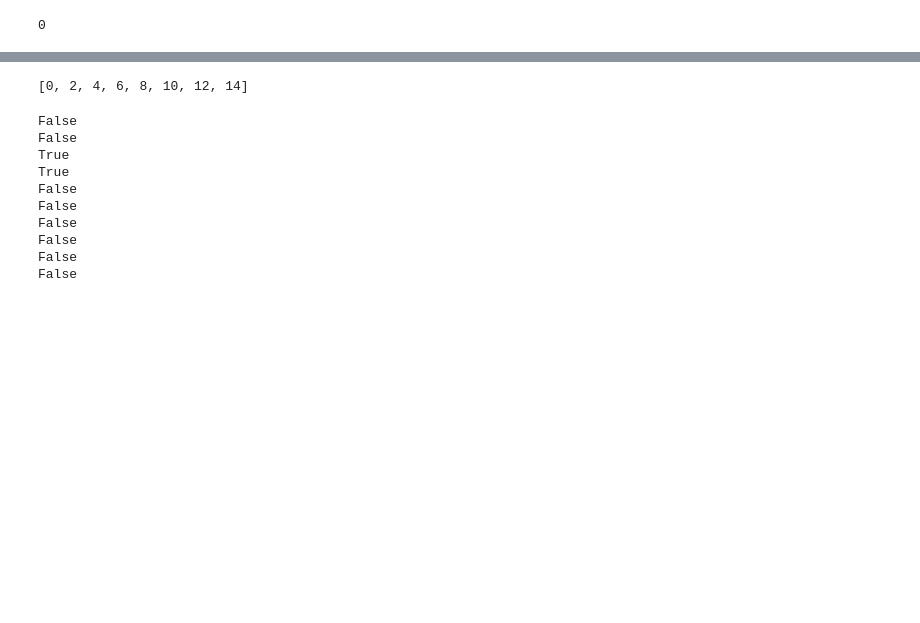
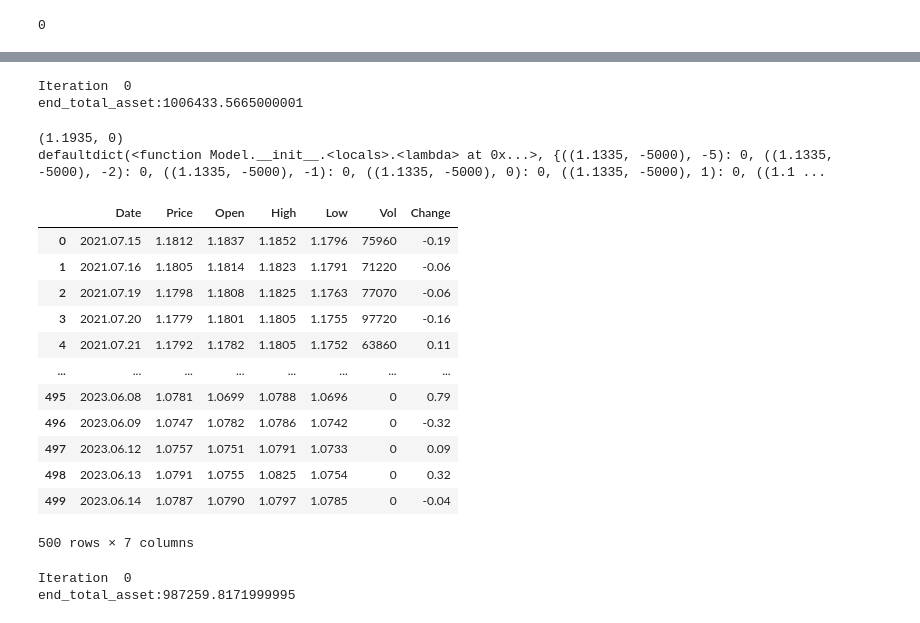
Before and after one commit to tuongnguso03/Q_learning_FOREX, a Jupyter notebook: main.ipynb, the cells around one changed output, grey strips where cells are left out. Drawn from its saved outputs; the diff is of its cells as text; code cells hidden in the pictures; blank space fills up the shorter version.

```diff
--- a/main.ipynb
+++ b/main.ipynb
@@ -110,18 +82,5 @@ print(agent.V_values)
-# %%
-print([i for i in range(15) if i%2 == 0])
-# %% [output]
-[0, 2, 4, 6, 8, 10, 12, 14]
-# %%
-for i in range(10):
-    print(agent.flip_coin(0.1))
-# %% [output]
-False
-False
-True
-True
-False
-False
-False
-False
-False
-False
+# %%
+agent.Q_learning(environment, iterations=1, alpha = 0, exploration = 0, discount = 0)
+# %% [output]
+Iteration  0
+end_total_asset:1006433.5665000001
@@ -127,0 +93,31 @@ False
+# %%
+df_2 = pd.read_csv('forex_data.csv')
+df_2 = df_2.loc[::-1].reset_index(drop=True).tail(500).reset_index(drop=True)
+environment_2 = ForexEnv(df_2)
+print(environment_2.state)
+agent_2 = Model(load="Q_value.pickle")
+print(agent_2.Q_values)
+# %% [output]
+(1.1935, 0)
+defaultdict(<function Model.__init__.<locals>.<lambda> at 0x...>, {((1.1335, -5000), -5): 0, ((1.1335, -5000), -2): 0, ((1.1335, -5000), -1): 0, ((1.1335, -5000), 0): 0, ((1.1335, -5000), 1): 0, ((1.1 ...
+# %%
+df_2
+# %% [output]
+|  | Date | Price | Open | High | Low | Vol | Change |
+| 0 | 2021.07.15 | 1.1812 | 1.1837 | 1.1852 | 1.1796 | 75960 | -0.19 |
+| 1 | 2021.07.16 | 1.1805 | 1.1814 | 1.1823 | 1.1791 | 71220 | -0.06 |
+| 2 | 2021.07.19 | 1.1798 | 1.1808 | 1.1825 | 1.1763 | 77070 | -0.06 |
+| 3 | 2021.07.20 | 1.1779 | 1.1801 | 1.1805 | 1.1755 | 97720 | -0.16 |
+| 4 | 2021.07.21 | 1.1792 | 1.1782 | 1.1805 | 1.1752 | 63860 | 0.11 |
+| ... | ... | ... | ... | ... | ... | ... | ... |
+| 495 | 2023.06.08 | 1.0781 | 1.0699 | 1.0788 | 1.0696 | 0 | 0.79 |
+| 496 | 2023.06.09 | 1.0747 | 1.0782 | 1.0786 | 1.0742 | 0 | -0.32 |
+| 497 | 2023.06.12 | 1.0757 | 1.0751 | 1.0791 | 1.0733 | 0 | 0.09 |
+| 498 | 2023.06.13 | 1.0791 | 1.0755 | 1.0825 | 1.0754 | 0 | 0.32 |
+| 499 | 2023.06.14 | 1.0787 | 1.0790 | 1.0797 | 1.0785 | 0 | -0.04 |
+500 rows × 7 columns
+# %%
+agent_2.Q_learning(environment_2, iterations=1, alpha = 0, exploration = 0, discount = 0)
+# %% [output]
+Iteration  0
+end_total_asset:987259.8171999995
```
Also changed, not shown: parts of 10 cells of this notebook, 5 other files.
